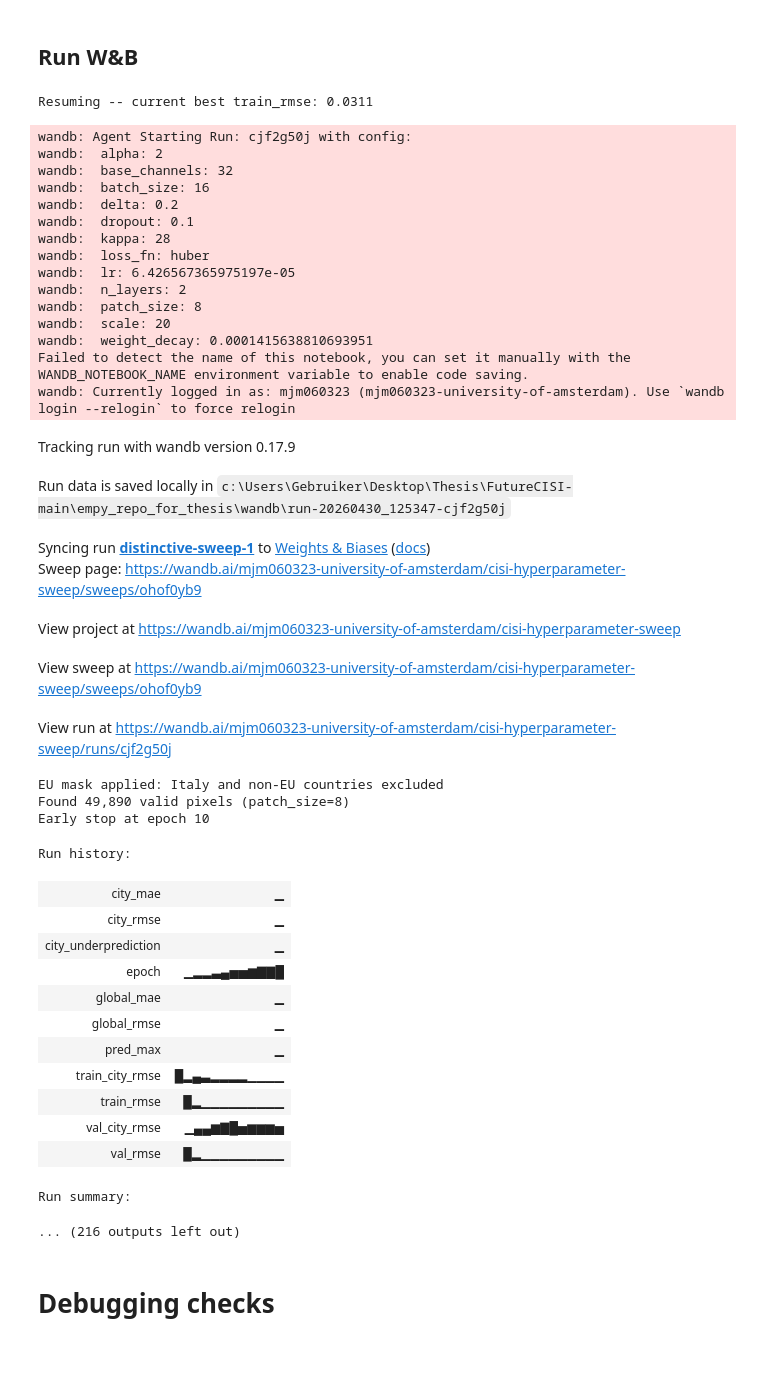
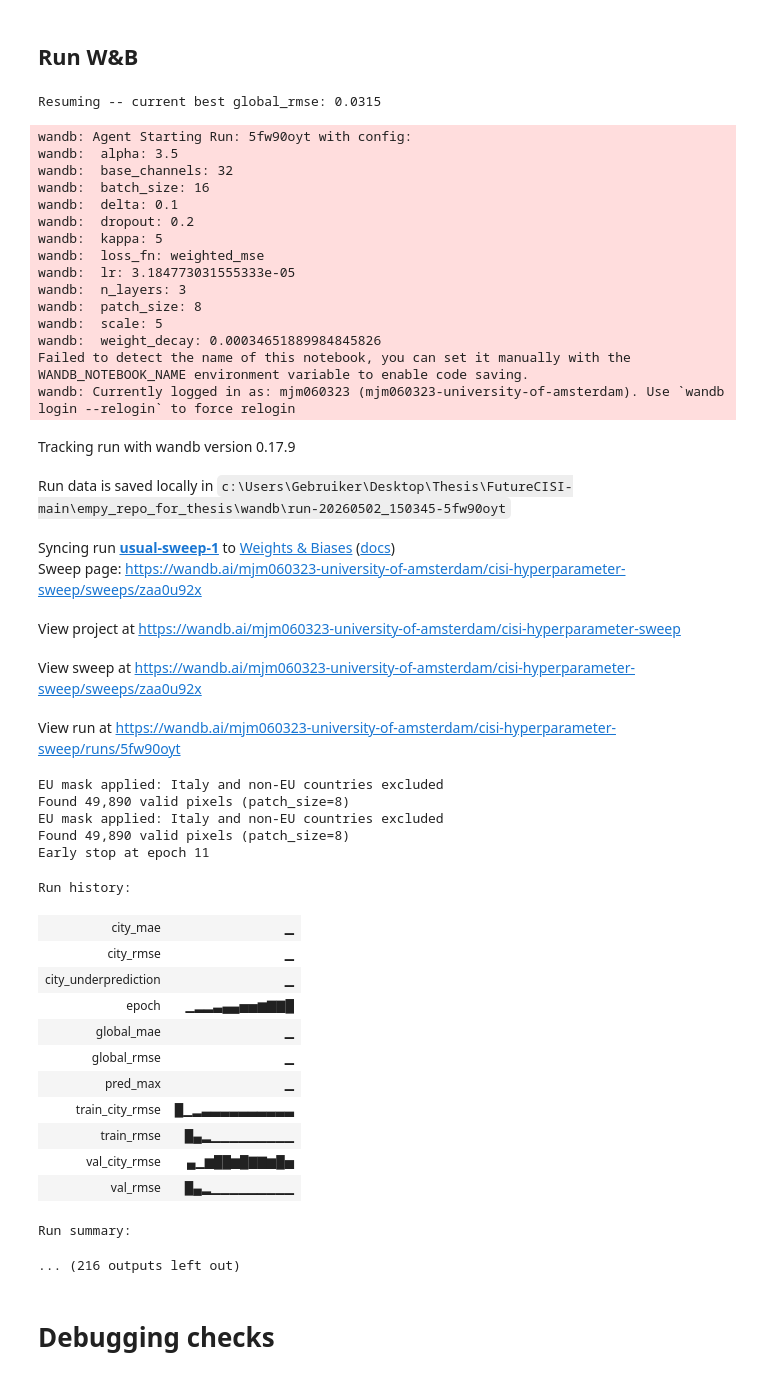
Before and after one commit to Messanella/Thesis_code, a Jupyter notebook: train_model_final.ipynb, the cells around one changed output. Saved outputs shown, nothing was run; the diff lists cells and outputs as text; code cells hidden in the pictures.

Commit message:
Update
CSV sweep upload, updated code for stage 5 sweep

```diff
--- a/train_model_final.ipynb
+++ b/train_model_final.ipynb
@@ -961,25 +1059,25 @@ Run `wandb.agent(sweep_id, train_sweep, count=50)` to launch 50 trials.
 # %%
 SWEEP_PROJECT   = 'cisi-hyperparameter-sweep'
 BEST_MODEL_PATH = 'best_sweep_model.pt'
-SWEEP_CSV       = 'sweep_results.csv'
+SWEEP_CSV       = 'sweep_results_s5.csv'  # Stage 5 — data augmentation + val_city_rmse
 
 sweep_config = {
     'method': 'bayes',
     'metric': {'name': 'val_city_rmse', 'goal': 'minimize'},
     'parameters': {
         # Optimiser
-        'lr':           {'distribution': 'log_uniform_values', 'min': 1e-5, 'max': 5e-3},
+        'lr':           {'distribution': 'log_uniform_values', 'min': 1e-5, 'max': 1e-3},
         'weight_decay': {'distribution': 'log_uniform_values', 'min': 1e-6, 'max': 1e-3},
         'batch_size':   {'values': [16, 32]},
         # Regularisation
         'dropout':      {'values': [0.1, 0.2, 0.3]},
-        # Architecture — patch_size and base_channels fixed from preliminary sweep
+        # Architecture — fixed from Stage 1/2
         'patch_size':   {'value': 8},
         'n_layers':     {'values': [2, 3]},
         'base_channels':{'value': 32},
         # Loss function
         'loss_fn':      {'values': ['weibull', 'huber', 'weighted_mse']},
-        # Weibull-specific (ignored by build_criterion when loss_fn != weibull)
+        # Weibull-specific (ignored when loss_fn != weibull)
         'kappa':        {'values': [5.0, 15.0, 28.0, 45.0]},
         'alpha':        {'values': [1.5, 2.0, 2.75, 3.5]},
         # Huber-specific (ignored when loss_fn != huber)
@@ -1249,54 +1330,55 @@ def train_sweep():
 # %%
 best_train_rmse = 999.0
 
 # Load previous best if sweep was already partially run
 if os.path.exists(BEST_MODEL_PATH):
     ckpt = torch.load(BEST_MODEL_PATH, map_location='cpu')
-    best_train_rmse = ckpt.get('train_rmse', 999.0)
-    print('Resuming -- current best train_rmse:', round(best_train_rmse, 4))
+    best_train_rmse = ckpt.get('global_rmse', 999.0)
+    print('Resuming -- current best global_rmse:', round(best_train_rmse, 4))
 
-# Run numerous 5 run trials
-wandb.agent(sweep_id, function=train_sweep, count=40) # run count
+wandb.agent(sweep_id, function=train_sweep, count=50)
 print('Sweep complete. Best model saved to', BEST_MODEL_PATH)
 # %% [output]
-Resuming -- current best train_rmse: 0.0311
+Resuming -- current best global_rmse: 0.0315
-wandb: Agent Starting Run: cjf2g50j with config:
-wandb:  alpha: 2
+wandb: Agent Starting Run: 5fw90oyt with config:
+wandb:  alpha: 3.5
 wandb:  base_channels: 32
 wandb:  batch_size: 16
-wandb:  delta: 0.2
-wandb:  dropout: 0.1
-wandb:  kappa: 28
-wandb:  loss_fn: huber
-wandb:  lr: 6.426567365975197e-05
-wandb:  n_layers: 2
+wandb:  delta: 0.1
+wandb:  dropout: 0.2
+wandb:  kappa: 5
+wandb:  loss_fn: weighted_mse
+wandb:  lr: 3.184773031555333e-05
+wandb:  n_layers: 3
 wandb:  patch_size: 8
-wandb:  scale: 20
-wandb:  weight_decay: 0.0001415638810693951
+wandb:  scale: 5
+wandb:  weight_decay: 0.00034651889984845826
 Failed to detect the name of this notebook, you can set it manually with the WANDB_NOTEBOOK_NAME environment variable to enable code saving.
 wandb: Currently logged in as: mjm060323 (mjm060323-university-of-amsterdam). Use `wandb login --relogin` to force relogin
 Tracking run with wandb version 0.17.9
-Run data is saved locally in c:\Users\Gebruiker\Desktop\Thesis\FutureCISI-main\empy_repo_for_thesis\wandb\run-20260430_125347-cjf2g50j
+Run data is saved locally in c:\Users\Gebruiker\Desktop\Thesis\FutureCISI-main\empy_repo_for_thesis\wandb\run-20260502_150345-5fw90oyt
-Syncing run distinctive-sweep-1 to Weights & Biases (docs)
-Sweep page: https://wandb.ai/mjm060323-university-of-amsterdam/cisi-hyperparameter-sweep/sweeps/ohof0yb9
+Syncing run usual-sweep-1 to Weights & Biases (docs)
+Sweep page: https://wandb.ai/mjm060323-university-of-amsterdam/cisi-hyperparameter-sweep/sweeps/zaa0u92x
 View project at https://wandb.ai/mjm060323-university-of-amsterdam/cisi-hyperparameter-sweep
-View sweep at https://wandb.ai/mjm060323-university-of-amsterdam/cisi-hyperparameter-sweep/sweeps/ohof0yb9
+View sweep at https://wandb.ai/mjm060323-university-of-amsterdam/cisi-hyperparameter-sweep/sweeps/zaa0u92x
-View run at https://wandb.ai/mjm060323-university-of-amsterdam/cisi-hyperparameter-sweep/runs/cjf2g50j
+View run at https://wandb.ai/mjm060323-university-of-amsterdam/cisi-hyperparameter-sweep/runs/5fw90oyt
 EU mask applied: Italy and non-EU countries excluded
 Found 49,890 valid pixels (patch_size=8)
-Early stop at epoch 10
+EU mask applied: Italy and non-EU countries excluded
+Found 49,890 valid pixels (patch_size=8)
+Early stop at epoch 11
 Run history:
 | city_mae | ▁ |
 | city_rmse | ▁ |
 | city_underprediction | ▁ |
-| epoch | ▁▂▂▃▄▅▅▆▇▇█ |
+| epoch | ▁▂▂▃▄▄▅▅▆▇▇█ |
 | global_mae | ▁ |
 | global_rmse | ▁ |
 | pred_max | ▁ |
-| train_city_rmse | █▂▄▃▂▂▂▂▁▁▁▁ |
-| train_rmse | █▂▁▁▁▁▁▁▁▁▁ |
-| val_city_rmse | ▁▄▄▆▇█▅▆▆▆▅ |
-| val_rmse | █▂▁▁▁▁▁▁▁▁▁ |
+| train_city_rmse | █▁▂▃▃▃▃▃▃▃▃▃▃ |
+| train_rmse | █▄▂▁▁▁▁▁▁▁▁▁ |
+| val_city_rmse | ▄▁▆██▆█▇▇▆█▅ |
+| val_rmse | █▄▂▁▁▁▁▁▁▁▁▁ |
 Run summary:
 ... (216 outputs left out)
 # %% [markdown]
```
Also changed, not shown: parts of 6 cells of this notebook, 5 other files.
